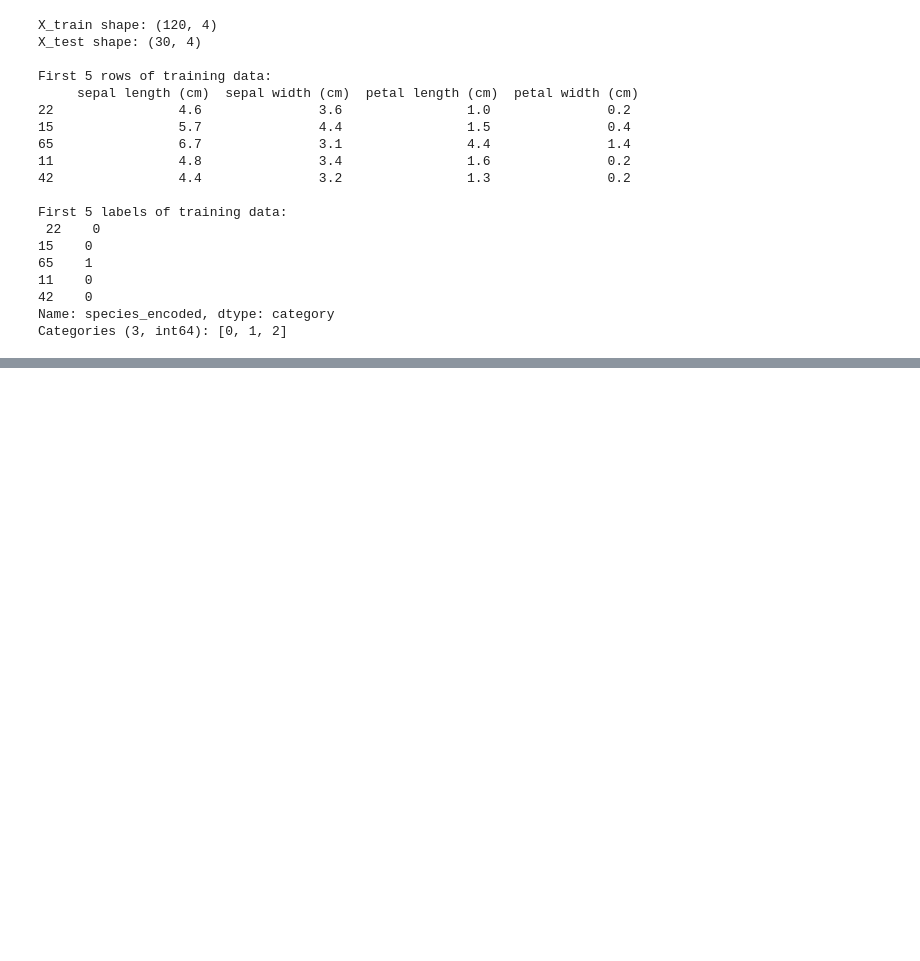
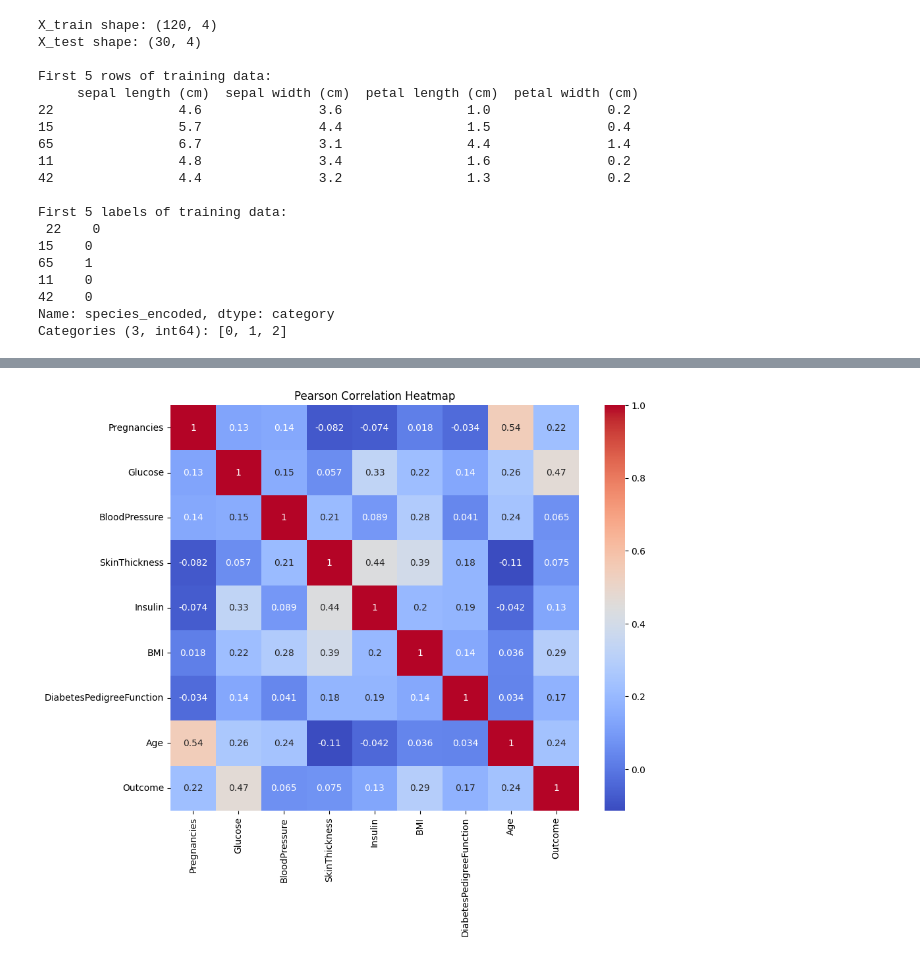
Before and after one commit to ThodupunooriSaiManish/Machine_Learning, a Jupyter notebook: Machine_Learning_Lab.ipynb, the cells around one changed output, grey strips where cells are left out. Cells and saved outputs as stored; diff of their text form; code cells hidden in the pictures; blank space fills up the shorter version.

```diff
--- a/Machine_Learning_Lab.ipynb
+++ b/Machine_Learning_Lab.ipynb
@@ -978,0 +987,3 @@ Categories (3, int64): [0, 1, 2]
+# %%
+import pandas as pd
+df1 = pd.read_csv('diabetes.csv')
@@ -978,0 +1010,14 @@ Categories (3, int64): [0, 1, 2]
+# %%
+# Pearson Correlation
+pearson_corr = df1.corr(method='pearson')
+
+# Spearman Correlation
+spearman_corr = df1.corr(method='spearman')
+
+# Kendall Correlation
+kendall_corr = df1.corr(method='kendall')
+
+# Display results
+print(" Pearson Correlation:\n", pearson_corr)
+print("\n Spearman Correlation:\n", spearman_corr)
+print("\n Kendall Correlation:\n", kendall_corr)
@@ -978,0 +1042,10 @@ Categories (3, int64): [0, 1, 2]
+# %%
+import seaborn as sns
+import matplotlib.pyplot as plt
+
+plt.figure(figsize=(10, 8))
+sns.heatmap(pearson_corr, annot=True, cmap='coolwarm')
+plt.title('Pearson Correlation Heatmap')
+plt.show()
+# %% [output]
+[figure, added]
```
Also changed, not shown: parts of 13 cells of this notebook.
